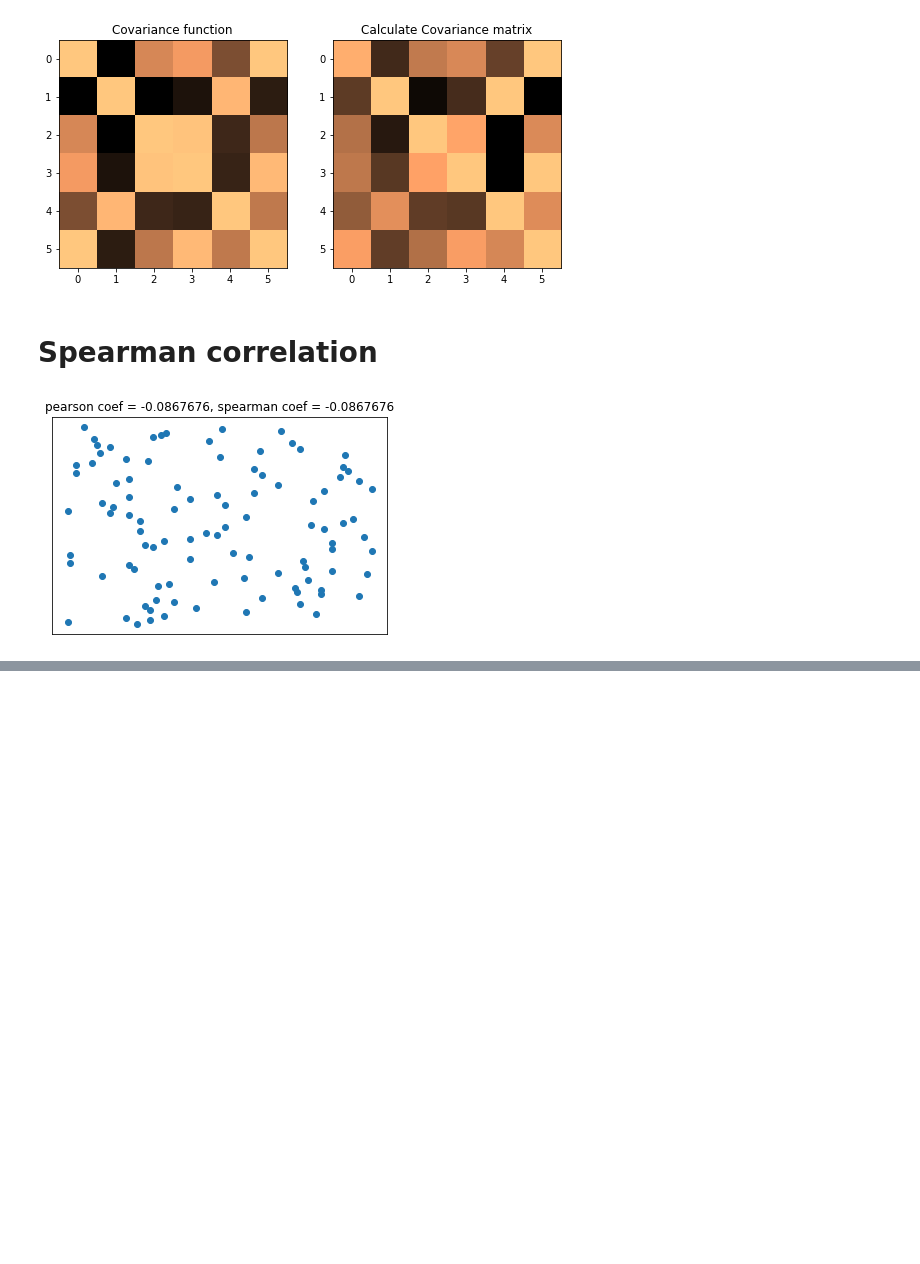
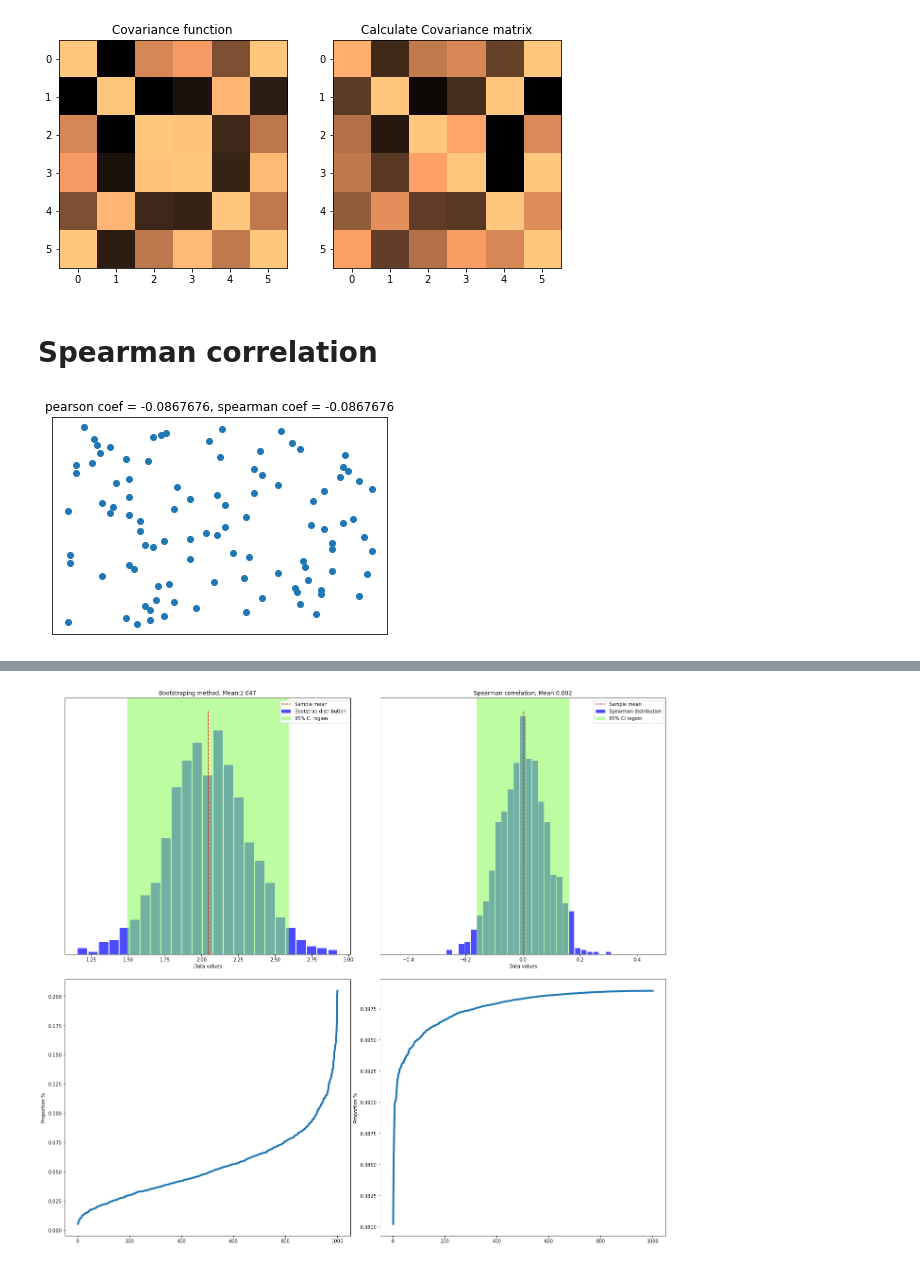
Before and after one commit to aurimas12/unsupervising-learning-task, a Jupyter notebook: notes.ipynb, the cells around one changed output, grey strips where cells are left out. Drawn from its saved outputs; the diff is of its cells as text; code cells hidden in the pictures; blank space fills up the shorter version.

Commit message:
confidience interval on correlation

```diff
--- a/notes.ipynb
+++ b/notes.ipynb
@@ -683,0 +686,80 @@ plt.show()
+# %%
+# data parameters
+N=1000
+sigma=2
+mean=3.5
+
+# generate data
+data=sigma+np.random.randn(N)*mean
+
+# draw random sample
+samplesize=150
+confidence=95
+
+# issirinkom samples testavimui
+randSample=np.random.randint(0,N,samplesize)
+
+
+samples=data[randSample]
+
+# bootstrap method
+numBoots=1000
+bootMeans=np.zeros(numBoots)
+
+spearman=np.zeros(numBoots)
+
+
+# random sample method
+randSample=np.random.randint(0,N,samplesize)
+# resampling
+for booti in range(numBoots):
+    bootMeans[booti]=np.mean(np.random.choice(samples,samplesize))
+    spearman[booti]=stats.spearmanr(np.random.choice(samples,samplesize),np.random.choice(samples,samplesize))[0]
+
+
+# find confidience intervals of bootstraping mean
+confint=[0,0]
+confint[0]=np.percentile(bootMeans,(100-confidence)/2)
+confint[1]=np.percentile(bootMeans,100-(100-confidence)/2)
+
+# find confidience intervals of bootstraping spearman correlation
+confint_s=[0,0]
+confint_s[0]=np.percentile(spearman,(100-confidence)/2)
+confint_s[1]=np.percentile(spearman,100-(100-confidence)/2)
+
+
+# means bootsrap methos  : mean and spearman coef sets
+sampleMean=np.mean(bootMeans)
+coefMean=np.mean(spearman)
+
+num=np.linspace(1,1000,1000)
+
+fig,ax=plt.subplots(2,2,figsize=(19,17))
+fig.tight_layout(pad=3.2)
+ax[0][0].hist(bootMeans,bins='fd',rwidth=.9,facecolor='#0000ff', alpha=0.7,label='Bootstrap distribution')
+ax[0][0].plot([sampleMean,sampleMean],[0,120],'r--',label='Sample mean')
+ax[0][0].set_xlabel('Data values')
+ax[0][0].set_title('Bootstraping method, Mean:'+str(round(sampleMean,3)))
+ax[0][0].get_yaxis().set_visible(False)
+ax[0][0].axvspan(confint[0],confint[1], facecolor='#8dfb5b', alpha=0.57,label='95% CI region')
+ax[0][0].legend(loc=1)
+
+
+ax[0][1].hist(spearman,bins='fd',rwidth=.9,facecolor='#0000ff', alpha=0.7,label='Spearman distribution')
+ax[0][1].plot([coefMean,coefMean],[0,120],'r--',label='Sample mean')
+ax[0][1].set_title('Spearman correlation, Mean:'+ str(round(coefMean,3)))
+ax[0][1].set_xlabel('Data values')
+ax[0][1].get_yaxis().set_visible(False)
+ax[0][1].axvspan(confint_s[0],confint_s[1], facecolor='#8dfb5b', alpha=0.57,label='95% CI region')
+ax[0][1].set_xlim([-.5,.5])
+ax[0][1].legend(loc=1)
+
+ax[1][0].plot(num,sorted(stats.norm.pdf(bootMeans)),linewidth=4)
+ax[1][0].set_ylabel('Proportion %')
+
+ax[1][1].plot(num,sorted(stats.norm.pdf(spearman)),linewidth=4)
+ax[1][1].set_ylabel('Proportion %')
+
+plt.show()
+# %% [output]
+[figure, added]
```
Also changed, not shown: parts of 1 cell of this notebook.
